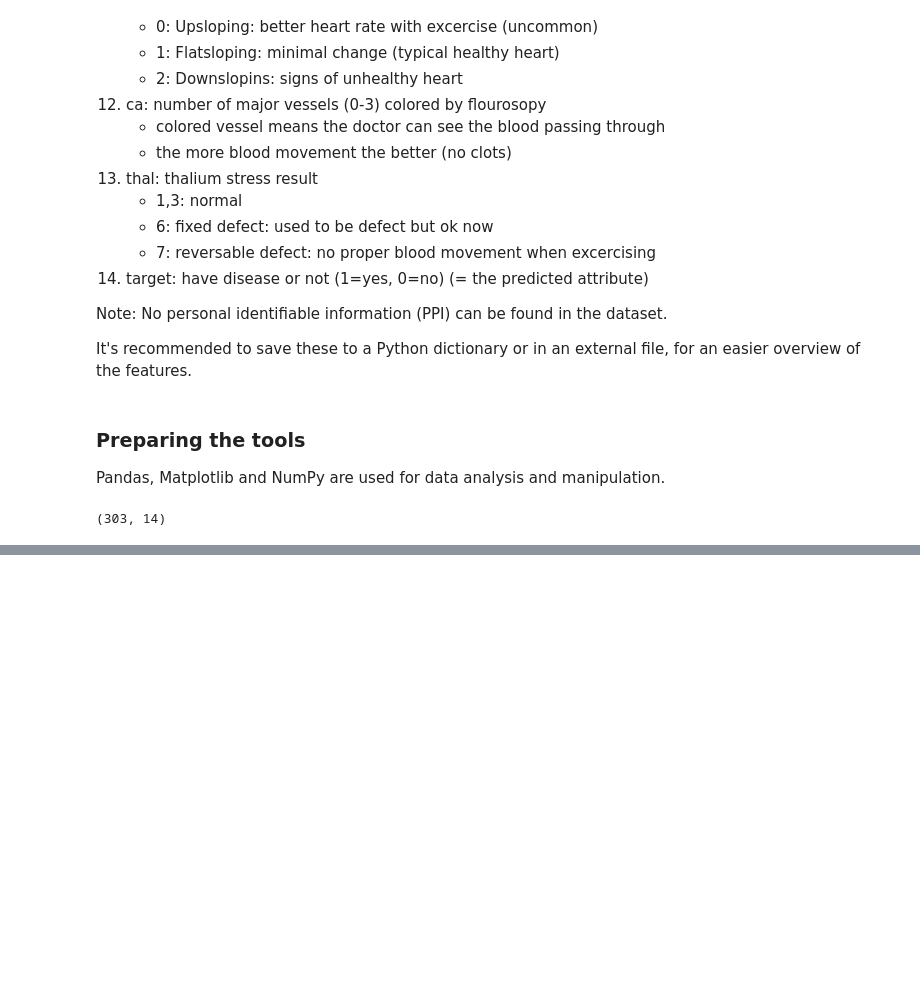
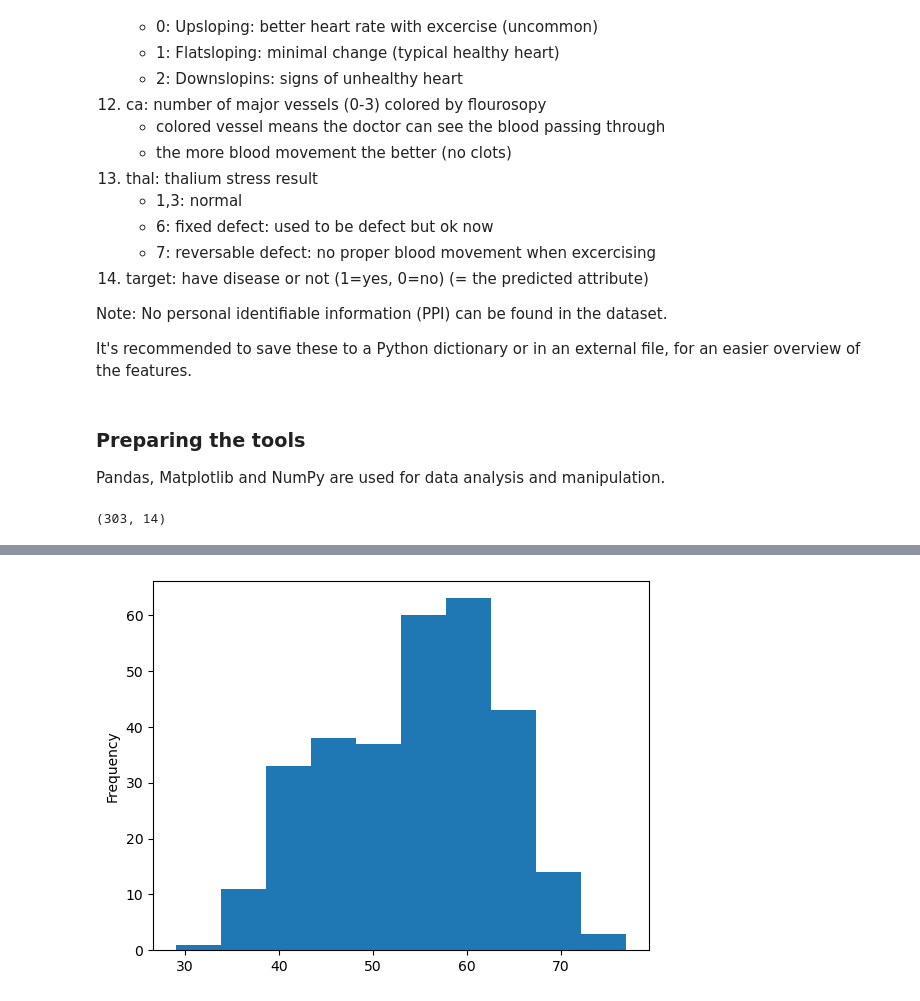
Before and after one commit to mlnbk/heart_disease, a Jupyter notebook: heart-disease-classification.ipynb, the cells around one changed output, grey strips where cells are left out. Drawn from its saved outputs; the diff is of its cells as text; code cells hidden in the pictures; blank space fills up the shorter version.

```diff
--- a/heart-disease-classification.ipynb
+++ b/heart-disease-classification.ipynb
@@ -118,0 +258,5 @@ df.shape # (rows, columns)
+# %%
+# Age distribution
+df.age.plot.hist();
+# %% [output]
+[figure, added]
```
Also changed, not shown: parts of 20 cells of this notebook.
